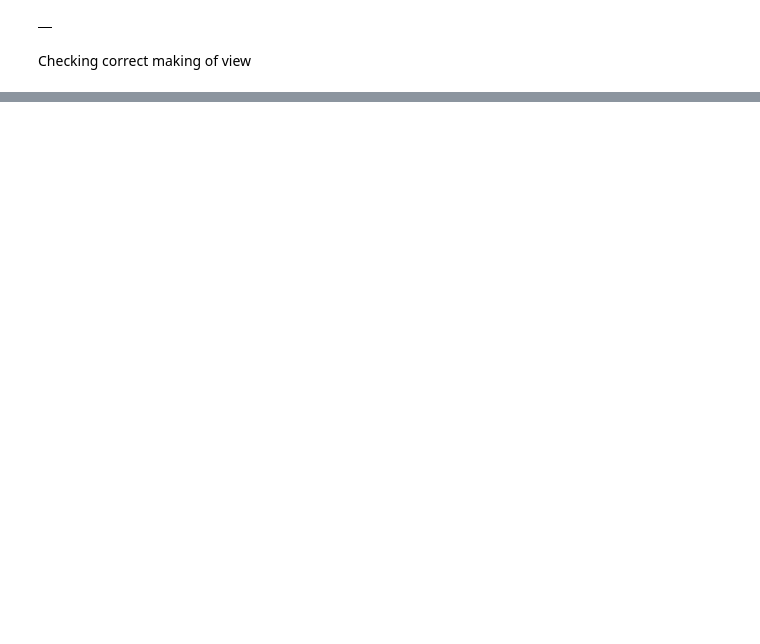
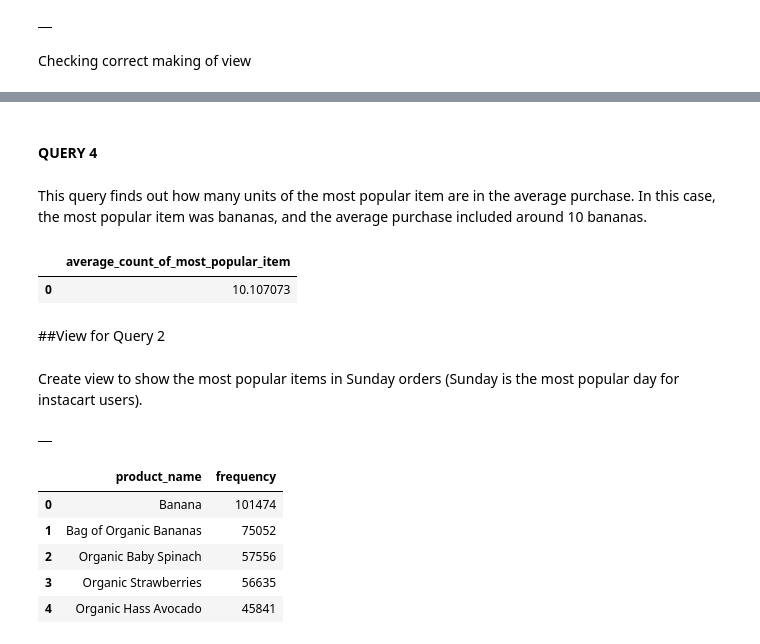
Before and after one commit to anarod1711/Bme-ase, a Jupyter notebook: instacart_analysis.ipynb, the cells around one changed output, grey strips where cells are left out. Drawn from its saved outputs; the diff is of its cells as text; code cells hidden in the pictures; blank space fills up the shorter version.

```diff
--- a/instacart_analysis.ipynb
+++ b/instacart_analysis.ipynb
@@ -323,0 +428,66 @@ LIMIT 5
+# %% [markdown]
+#### QUERY 4
+# %% [markdown]
+This query finds out how many units of the most popular item are in the average purchase. In this case, the most popular item was bananas, and the average purchase included around 10 bananas.
+# %%
+%%bigquery
+select avg(num_of_bananas) as average_count_of_most_popular_item from (select op.order_id, count(*) as num_of_bananas
+from instacart_modeled.Order_Products op
+inner join instacart_modeled.Products p
+on op.product_id = p.product_id
+where p.product_name = (select product_name from (select max(frequency) from (SELECT product_name, COUNT(p.product_id) as frequency
+      FROM instacart_modeled.Orders o
+      INNER JOIN instacart_modeled.Order_Products op
+      ON op.order_id=o.order_id
+      inner join instacart_modeled.Products p
+      on op.product_id = p.product_id
+      group by p.product_name)))
+ group by order_id)
+# %% [output]
+|  | average_count_of_most_popular_item |
+| 0 | 10.107073 |
+# %% [markdown]
+##View for Query 2
+# %% [markdown]
+Create view to show the most popular items in Sunday orders (Sunday is the most popular day for instacart users).
+# %%
+%%bigquery
+CREATE OR REPLACE VIEW instacart_modeled.v_Sunday_Most_Popular_Products AS
+   (SELECT p.product_name, pf.frequency
+FROM responsive-cab-267123.instacart_modeled.Products p
+INNER JOIN
+(SELECT op.product_id, COUNT(*) as frequency
+FROM responsive-cab-267123.instacart_modeled.Order_Products op
+INNER JOIN responsive-cab-267123.instacart_modeled.Orders_Beam_DF o
+ON op.order_id=o.order_id
+WHERE o.order_dow =
+    (SELECT n.order_dow
+    FROM
+        (SELECT o.order_dow, COUNT(*) as num_orders
+        FROM responsive-cab-267123.instacart_modeled.Orders_Beam_DF o
+        GROUP BY o.order_dow) n
+    WHERE n.num_orders =
+        (SELECT MAX(n.num_orders)
+         FROM
+             (SELECT o.order_dow, COUNT(*) as num_orders
+              FROM responsive-cab-267123.instacart_modeled.Orders_Beam_DF o
+              GROUP BY o.order_dow) n))
+GROUP BY op.product_id
+ORDER BY frequency DESC
+LIMIT 10) pf
+ON p.product_id=pf.product_id
+ORDER BY pf.frequency DESC)
+# %% [output]
+|  |
+# %%
+%%bigquery
+SELECT *
+FROM instacart_modeled.v_Sunday_Most_Popular_Products
+LIMIT 5
+# %% [output]
+|  | product_name | frequency |
+| 0 | Banana | 101474 |
+| 1 | Bag of Organic Bananas | 75052 |
+| 2 | Organic Baby Spinach | 57556 |
+| 3 | Organic Strawberries | 56635 |
+| 4 | Organic Hass Avocado | 45841 |
```
Also changed, not shown: parts of 20 cells of this notebook, 1 other file.
